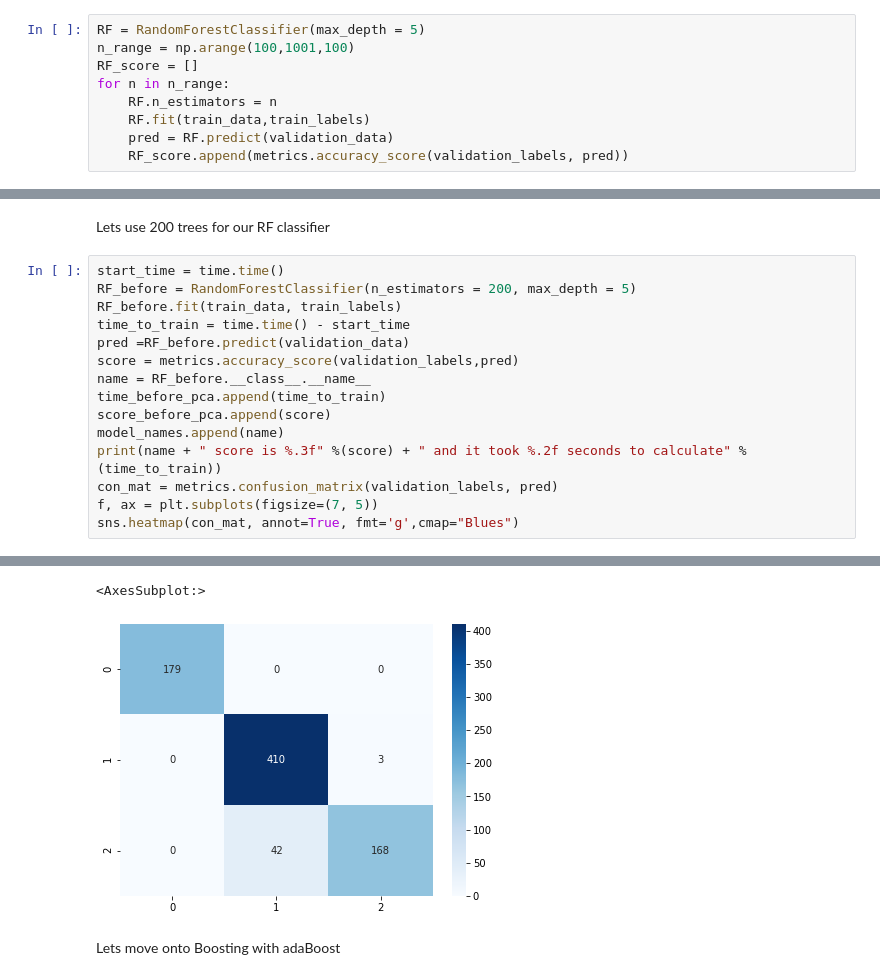
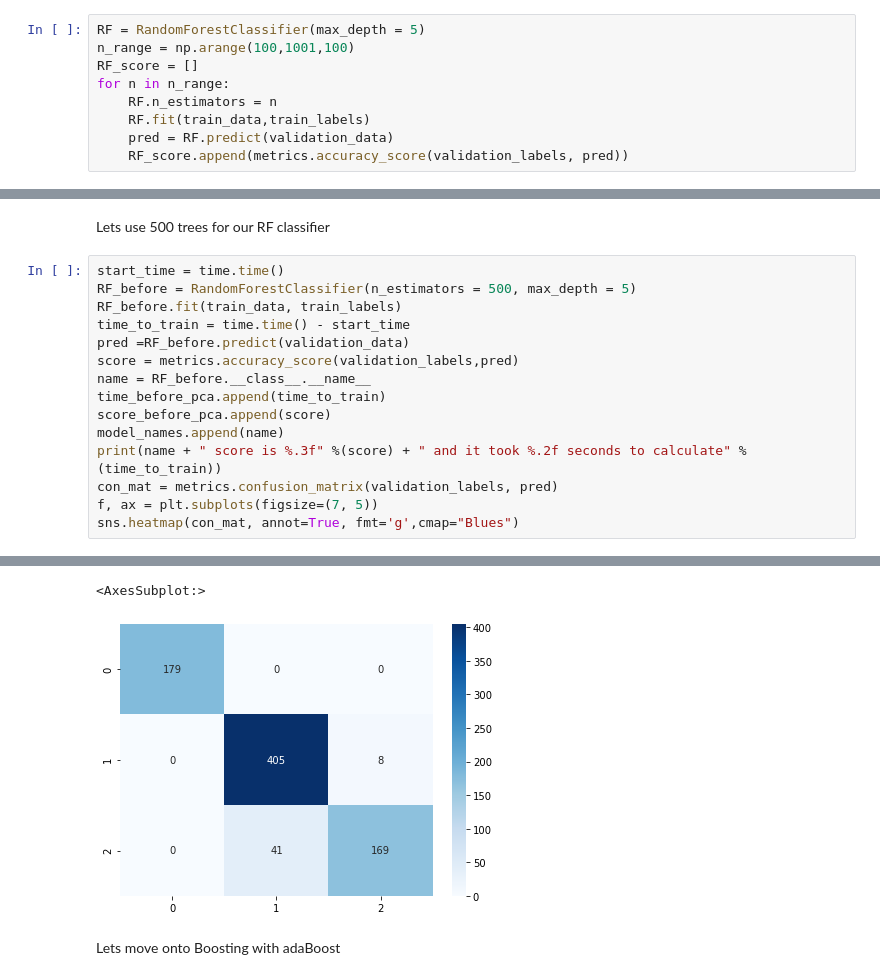
Before and after one commit to LiorBreitman8234/ML_SEM2, a Jupyter notebook: Pandas_Hands_Sync.ipynb, the cells around one changed output, grey strips where cells are left out. Saved outputs shown, nothing was run; the diff lists cells and outputs as text.

```diff
--- a/Pandas_Hands_Sync.ipynb
+++ b/Pandas_Hands_Sync.ipynb
@@ -713,8 +713,8 @@ sns.pointplot(x = n_range, y = RF_score)
 # %% [markdown]
-Lets use 200 trees for our RF classifier
+Lets use 500 trees for our RF classifier
 # %%
 start_time = time.time()
-RF_before = RandomForestClassifier(n_estimators = 200, max_depth = 5)
+RF_before = RandomForestClassifier(n_estimators = 500, max_depth = 5)
 RF_before.fit(train_data, train_labels)
 time_to_train = time.time() - start_time
 pred =RF_before.predict(validation_data)
@@ -732,5 +732,5 @@ RandomForestClassifier score is 0.944 and it took 2.03 seconds to calculate
 <AxesSubplot:>
-[figure, old version]
+[figure, new version]
 # %% [markdown]
 Lets move onto Boosting with adaBoost
 # %%
```
Also changed, not shown: parts of 35 cells of this notebook.
